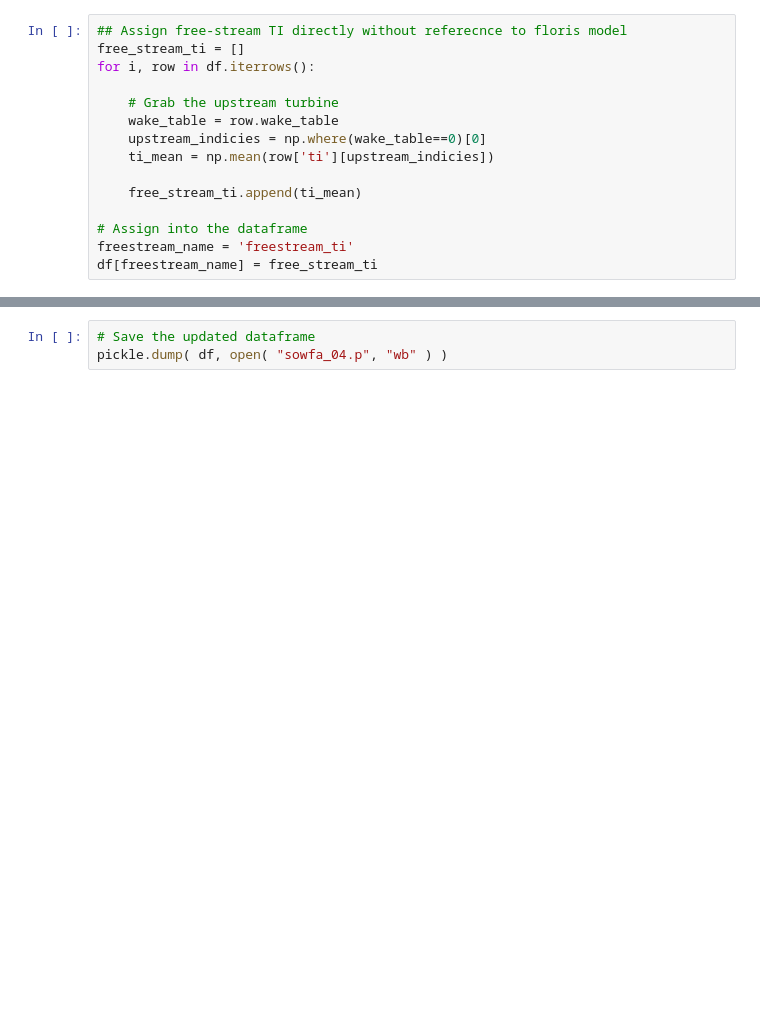
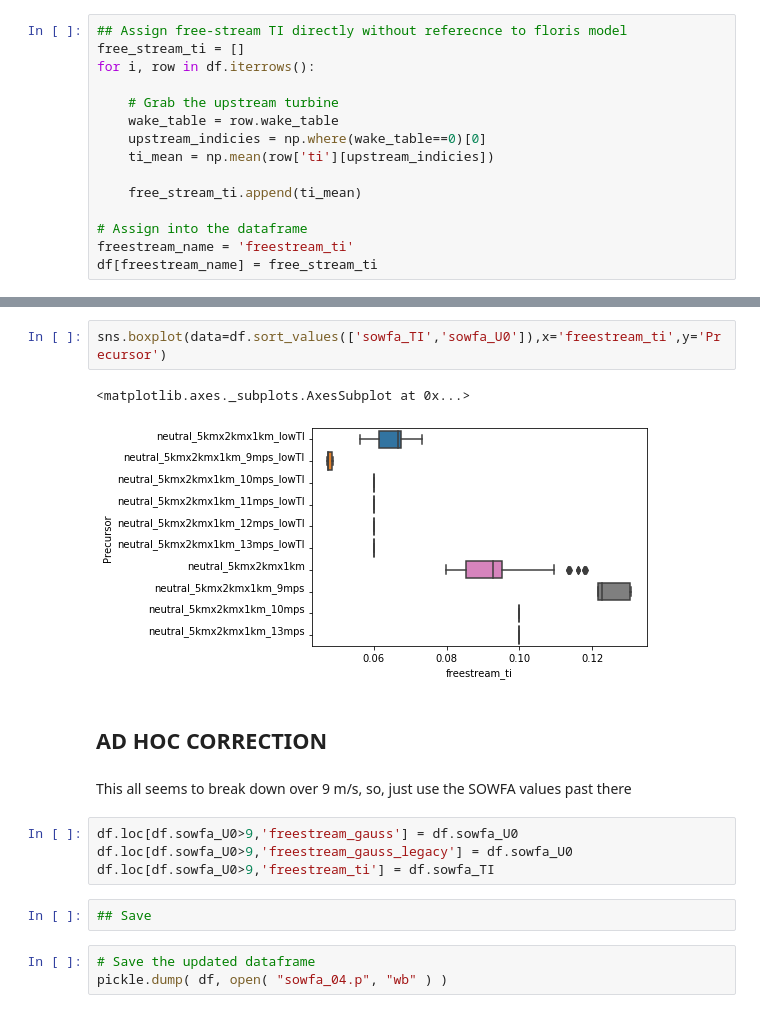
Before and after one commit to NREL/floris, a Jupyter notebook: examples_new/sowfa_tune/a_04_assign_free_stream_ws_and_ti.ipynb, the cells around one changed output, grey strips where cells are left out. Drawn from its saved outputs; the diff is of its cells as text; blank space fills up the shorter version.

```diff
--- a/examples_new/sowfa_tune/a_04_assign_free_stream_ws_and_ti.ipynb
+++ b/examples_new/sowfa_tune/a_04_assign_free_stream_ws_and_ti.ipynb
@@ -79,6 +106,21 @@ df.head()
 | c_2 | neutral_5kmx2kmx1km\n | c_08_highTI_D05_R-1_y20 | 0.09 | 8.38 | (1000.0, 1630.0) | (1000.0, 937.0) | 2 | sowfa_library (Paul.fleming@nrel.... | 2000.0 | ... |
 | c_3 | neutral_5kmx2kmx1km\n | c_08_highTI_D05_R00_y-20 | 0.09 | 8.38 | (1000.0, 1630.0) | (1000.0, 1000.0) | 2 | sowfa_library (Paul.fleming@nrel.... | 2000.0 | ... |
 | c_4 | neutral_5kmx2kmx1km\n | c_08_highTI_D05_R00_y00 | 0.09 | 8.38 | (1000.0, 1630.0) | (1000.0, 1000.0) | 2 | sowfa_library (Paul.fleming@nrel.... | 2000.0 | ... |
+# %%
+sns.boxplot(data=df.sort_values(['sowfa_TI','sowfa_U0']),x='freestream_ti',y='Precursor')
+# %% [output]
+<matplotlib.axes._subplots.AxesSubplot at 0x...>
+[figure, added]
+# %% [markdown]
+## AD HOC CORRECTION
+# %% [markdown]
+This all seems to break down over 9 m/s, so, just use the SOWFA values past there
+# %%
+df.loc[df.sowfa_U0>9,'freestream_gauss'] = df.sowfa_U0
+df.loc[df.sowfa_U0>9,'freestream_gauss_legacy'] = df.sowfa_U0
+df.loc[df.sowfa_U0>9,'freestream_ti'] = df.sowfa_TI
+# %%
+## Save
 # %%
 # Save the updated dataframe
 pickle.dump( df, open( "sowfa_04.p", "wb" ) )
```
Also changed, not shown: parts of 2 cells of this notebook, 4 other files.
